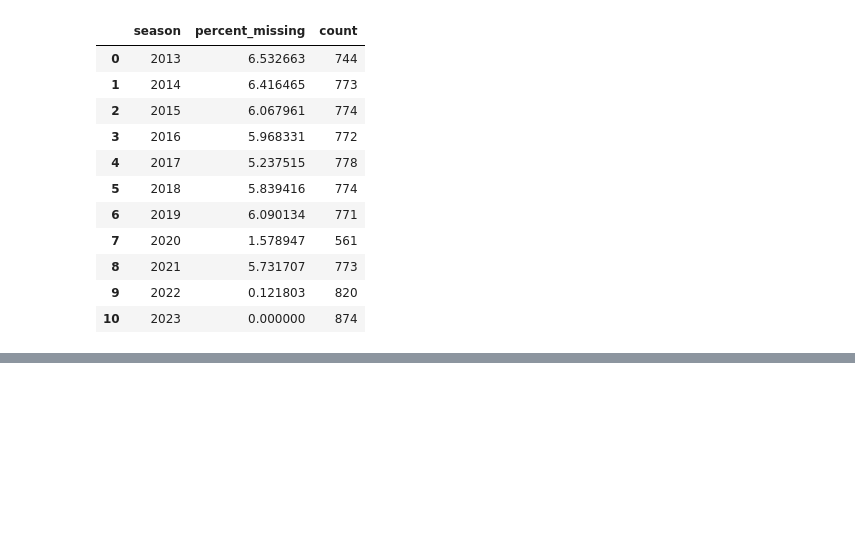
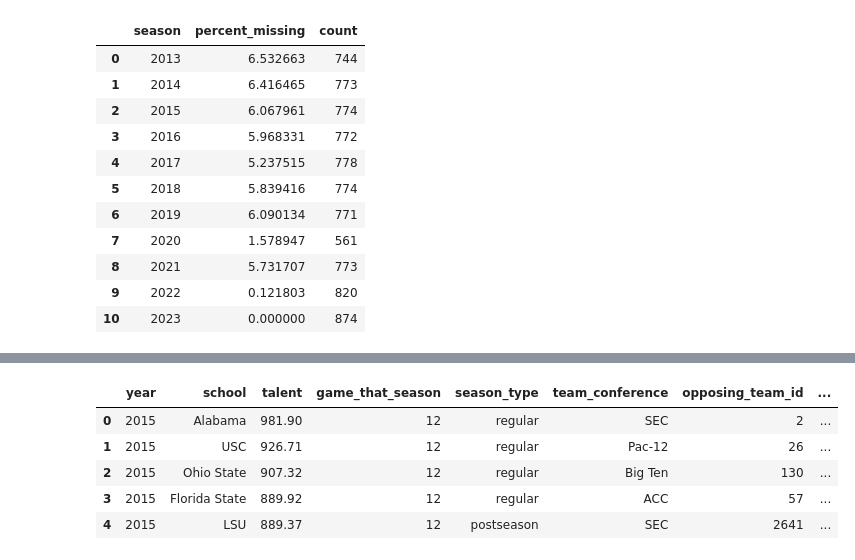
Before and after one commit to aserban13/SIADS593-MilestoneI, a Jupyter notebook: notebooks/2_data_cleaning.ipynb, the cells around one changed output, grey strips where cells are left out. Drawn from its saved outputs; the diff is of its cells as text; code cells hidden in the pictures; blank space fills up the shorter version.

```diff
--- a/notebooks/2_data_cleaning.ipynb
+++ b/notebooks/2_data_cleaning.ipynb
@@ -167,0 +228,10 @@ team_conference.groupby(['season']).agg(
+# %%
+total_elo_talent = pd.merge(filtered_team_talend_df, filtered_df, on=['year', 'school'])
+total_elo_talent.head()
+# %% [output]
+|  | year | school | talent | game_that_season | season_type | team_conference | opposing_team_id | ... |
+| 0 | 2015 | Alabama | 981.90 | 12 | regular | SEC | 2 | ... |
+| 1 | 2015 | USC | 926.71 | 12 | regular | Pac-12 | 26 | ... |
+| 2 | 2015 | Ohio State | 907.32 | 12 | regular | Big Ten | 130 | ... |
+| 3 | 2015 | Florida State | 889.92 | 12 | regular | ACC | 57 | ... |
+| 4 | 2015 | LSU | 889.37 | 12 | postseason | SEC | 2641 | ... |
```
Also changed, not shown: parts of 23 cells of this notebook.
